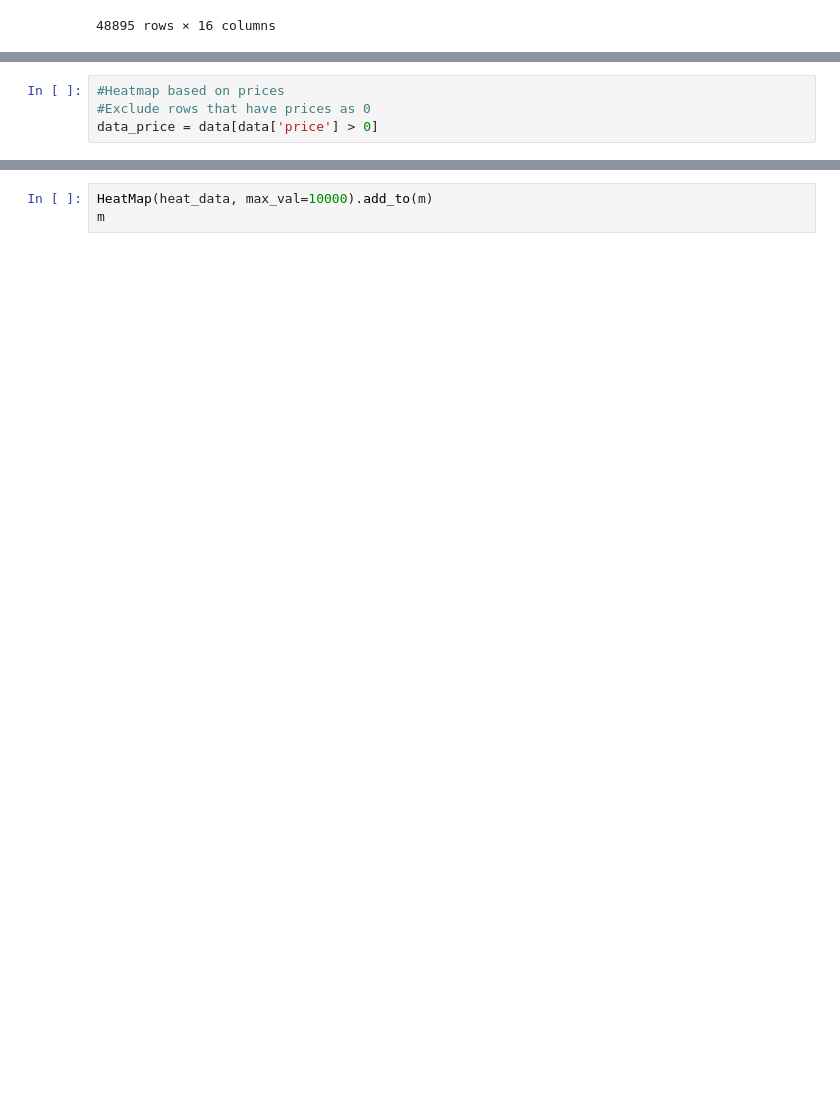
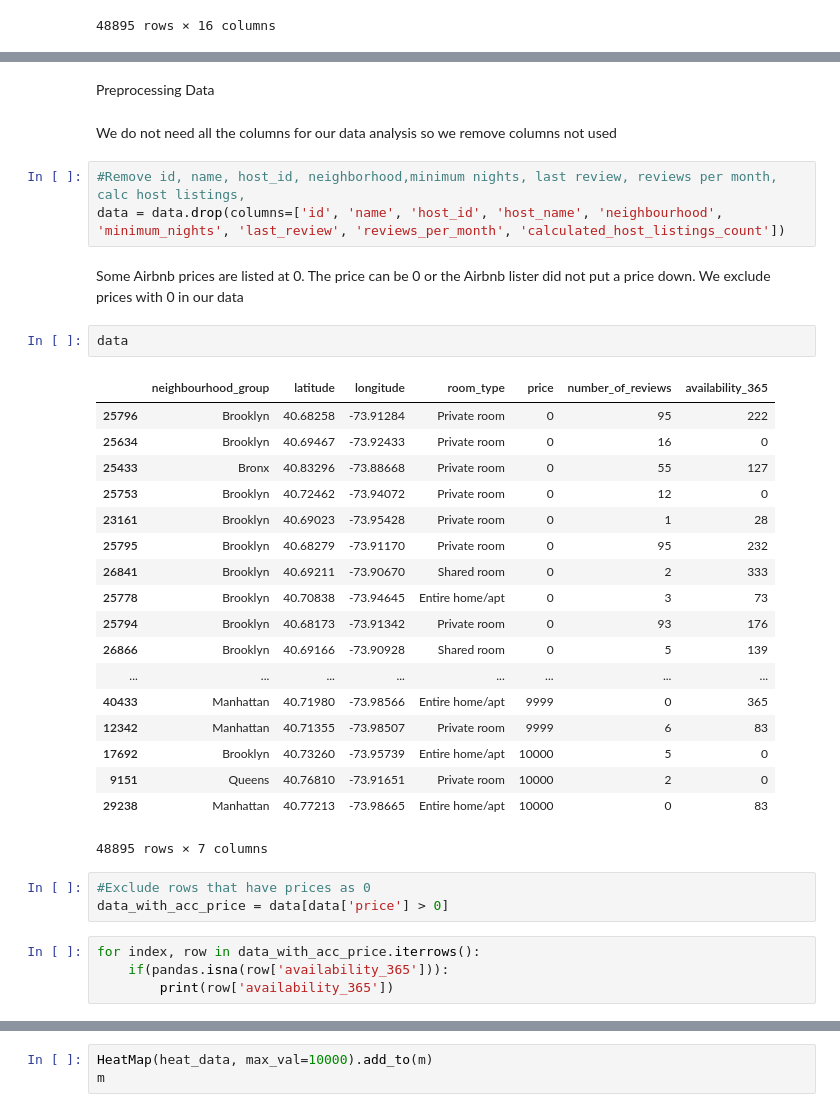
Before and after one commit to mguggari/mguggari.github.io, a Jupyter notebook: 320_Final.ipynb, the cells around one changed output, grey strips where cells are left out. Saved outputs shown, nothing was run; the diff lists cells and outputs as text; blank space fills up the shorter version.

Commit message:
added explain data and preproccessing

```diff
--- a/320_Final.ipynb
+++ b/320_Final.ipynb
@@ -56,7 +60,40 @@ data
+# %% [markdown]
+Preprocessing Data
+# %% [markdown]
+We do not need all the columns for our data analysis so we remove columns not used
+# %%
+#Remove id, name, host_id, neighborhood,minimum nights, last review, reviews per month, calc host listings,
+data = data.drop(columns=['id', 'name', 'host_id', 'host_name', 'neighbourhood', 'minimum_nights', 'last_review', 'reviews_per_month', 'calculated_host_listings_count'])
+# %% [markdown]
+Some Airbnb prices are listed at 0. The price can be 0 or the Airbnb lister did not put a price down. We exclude prices with 0 in our data
+# %%
+data
+# %% [output]
+|  | neighbourhood_group | latitude | longitude | room_type | price | number_of_reviews | availability_365 |
+| 25796 | Brooklyn | 40.68258 | -73.91284 | Private room | 0 | 95 | 222 |
+| 25634 | Brooklyn | 40.69467 | -73.92433 | Private room | 0 | 16 | 0 |
+| 25433 | Bronx | 40.83296 | -73.88668 | Private room | 0 | 55 | 127 |
+| 25753 | Brooklyn | 40.72462 | -73.94072 | Private room | 0 | 12 | 0 |
+| 23161 | Brooklyn | 40.69023 | -73.95428 | Private room | 0 | 1 | 28 |
+| 25795 | Brooklyn | 40.68279 | -73.91170 | Private room | 0 | 95 | 232 |
+| 26841 | Brooklyn | 40.69211 | -73.90670 | Shared room | 0 | 2 | 333 |
+| 25778 | Brooklyn | 40.70838 | -73.94645 | Entire home/apt | 0 | 3 | 73 |
+| 25794 | Brooklyn | 40.68173 | -73.91342 | Private room | 0 | 93 | 176 |
+| 26866 | Brooklyn | 40.69166 | -73.90928 | Shared room | 0 | 5 | 139 |
+| ... | ... | ... | ... | ... | ... | ... | ... |
+| 40433 | Manhattan | 40.71980 | -73.98566 | Entire home/apt | 9999 | 0 | 365 |
+| 12342 | Manhattan | 40.71355 | -73.98507 | Private room | 9999 | 6 | 83 |
+| 17692 | Brooklyn | 40.73260 | -73.95739 | Entire home/apt | 10000 | 5 | 0 |
+| 9151 | Queens | 40.76810 | -73.91651 | Private room | 10000 | 2 | 0 |
+| 29238 | Manhattan | 40.77213 | -73.98665 | Entire home/apt | 10000 | 0 | 83 |
+48895 rows × 7 columns
 # %%
-#Heatmap based on prices
 #Exclude rows that have prices as 0
-data_price = data[data['price'] > 0]
+data_with_acc_price = data[data['price'] > 0]
+# %%
+for index, row in data_with_acc_price.iterrows():
+    if(pandas.isna(row['availability_365'])):
+        print(row['availability_365'])
 # %%
 #Latitude and Longitude for New York City
 #48884 total values so we need to sample of 1000
```
Also changed, not shown: parts of 5 cells of this notebook.
